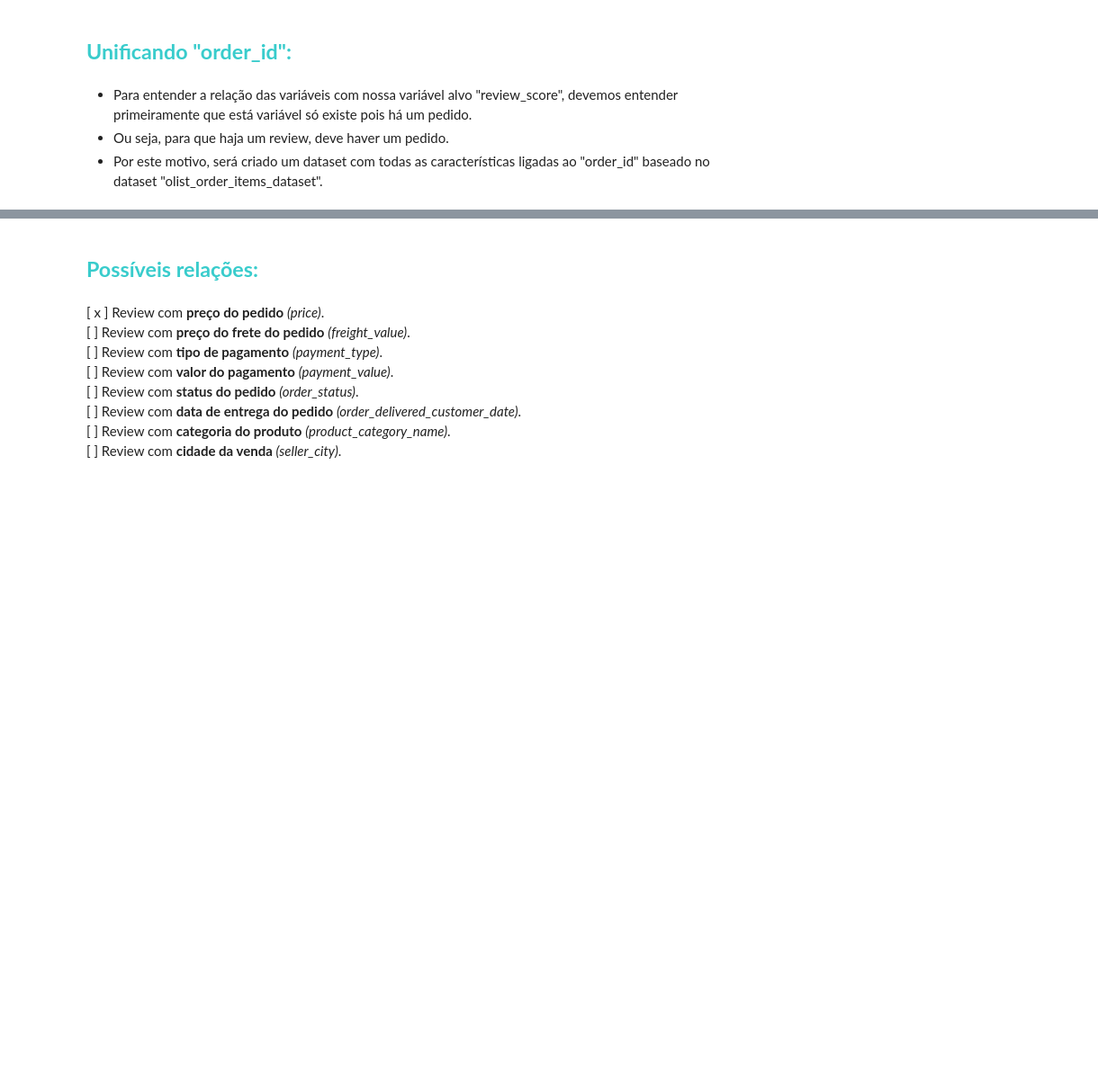
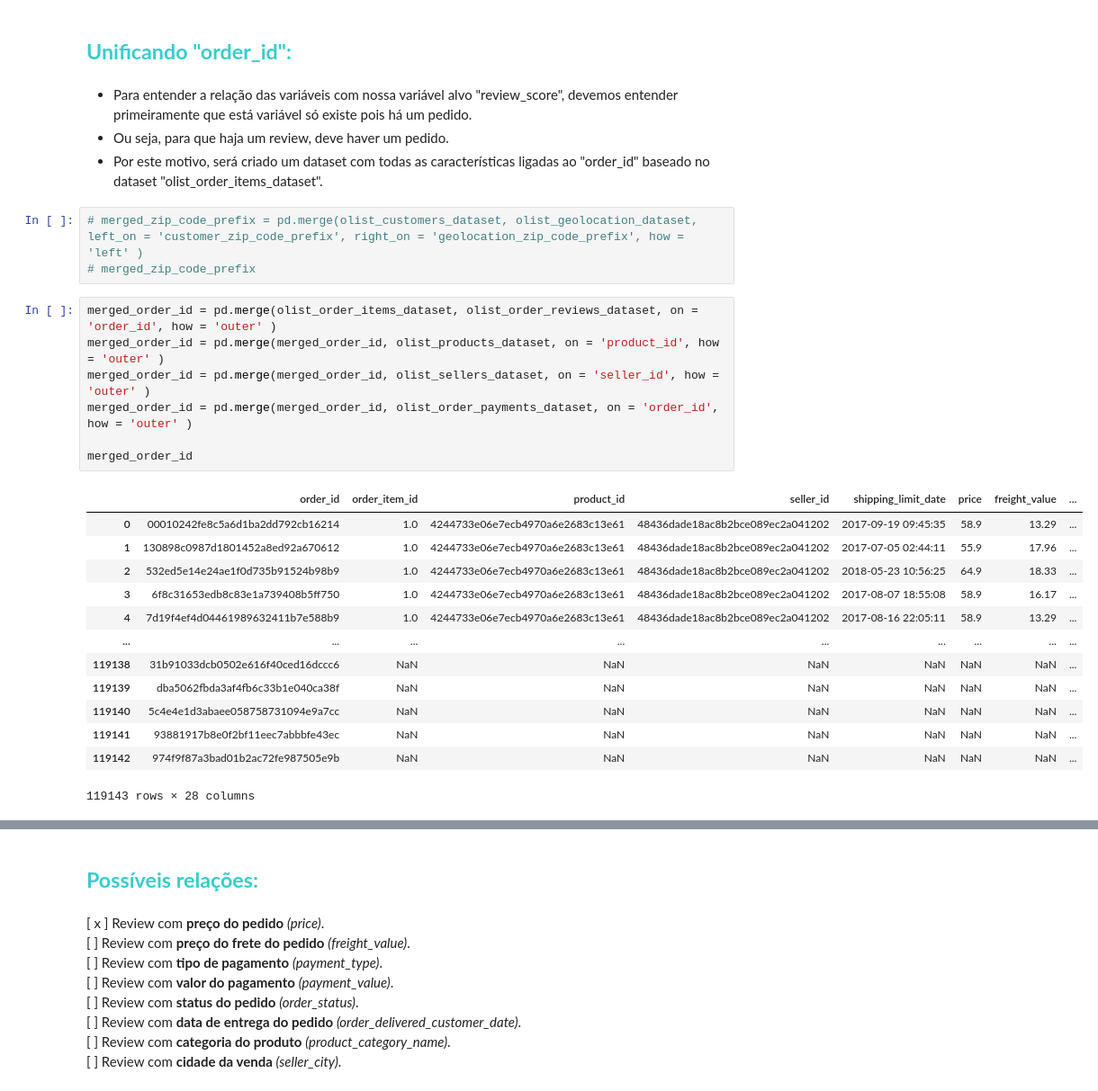
Before and after one commit to Brenno-Kenji/consumer-feedback-analysis, a Jupyter notebook: notebooks/main.ipynb, the cells around one changed output, grey strips where cells are left out. Shown: that part at 90% size. Cells and saved outputs as stored; diff of their text form; blank space fills up the shorter version.

```diff
--- a/notebooks/main.ipynb
+++ b/notebooks/main.ipynb
@@ -775,3 +813,27 @@ contagem_de_notas_porcentual
 - Para entender a relação das variáveis com nossa variável alvo "review_score", devemos entender primeiramente que está variável só existe pois há um pedido.
 - Ou seja, para que haja um review, deve haver um pedido.
 - Por este motivo, será criado um dataset com todas as características ligadas ao "order_id" baseado no dataset "olist_order_items_dataset".
+# %%
+# merged_zip_code_prefix = pd.merge(olist_customers_dataset, olist_geolocation_dataset, left_on = 'customer_zip_code_prefix', right_on = 'geolocation_zip_code_prefix', how = 'left' )
+# merged_zip_code_prefix
+# %%
+merged_order_id = pd.merge(olist_order_items_dataset, olist_order_reviews_dataset, on = 'order_id', how = 'outer' )
+merged_order_id = pd.merge(merged_order_id, olist_products_dataset, on = 'product_id', how = 'outer' )
+merged_order_id = pd.merge(merged_order_id, olist_sellers_dataset, on = 'seller_id', how = 'outer' )
+merged_order_id = pd.merge(merged_order_id, olist_order_payments_dataset, on = 'order_id', how = 'outer' )
+
+merged_order_id
+# %% [output]
+|  | order_id | order_item_id | product_id | seller_id | shipping_limit_date | price | freight_value | ... |
+| 0 | 00010242fe8c5a6d1ba2dd792cb16214 | 1.0 | 4244733e06e7ecb4970a6e2683c13e61 | 48436dade18ac8b2bce089ec2a041202 | 2017-09-19 09:45:35 | 58.9 | 13.29 | ... |
+| 1 | 130898c0987d1801452a8ed92a670612 | 1.0 | 4244733e06e7ecb4970a6e2683c13e61 | 48436dade18ac8b2bce089ec2a041202 | 2017-07-05 02:44:11 | 55.9 | 17.96 | ... |
+| 2 | 532ed5e14e24ae1f0d735b91524b98b9 | 1.0 | 4244733e06e7ecb4970a6e2683c13e61 | 48436dade18ac8b2bce089ec2a041202 | 2018-05-23 10:56:25 | 64.9 | 18.33 | ... |
+| 3 | 6f8c31653edb8c83e1a739408b5ff750 | 1.0 | 4244733e06e7ecb4970a6e2683c13e61 | 48436dade18ac8b2bce089ec2a041202 | 2017-08-07 18:55:08 | 58.9 | 16.17 | ... |
+| 4 | 7d19f4ef4d04461989632411b7e588b9 | 1.0 | 4244733e06e7ecb4970a6e2683c13e61 | 48436dade18ac8b2bce089ec2a041202 | 2017-08-16 22:05:11 | 58.9 | 13.29 | ... |
+| ... | ... | ... | ... | ... | ... | ... | ... | ... |
+| 119138 | 31b91033dcb0502e616f40ced16dccc6 | NaN | NaN | NaN | NaN | NaN | NaN | ... |
+| 119139 | dba5062fbda3af4fb6c33b1e040ca38f | NaN | NaN | NaN | NaN | NaN | NaN | ... |
+| 119140 | 5c4e4e1d3abaee058758731094e9a7cc | NaN | NaN | NaN | NaN | NaN | NaN | ... |
+| 119141 | 93881917b8e0f2bf11eec7abbbfe43ec | NaN | NaN | NaN | NaN | NaN | NaN | ... |
+| 119142 | 974f9f87a3bad01b2ac72fe987505e9b | NaN | NaN | NaN | NaN | NaN | NaN | ... |
+119143 rows × 28 columns
```
Also changed, not shown: parts of 6 cells of this notebook.
